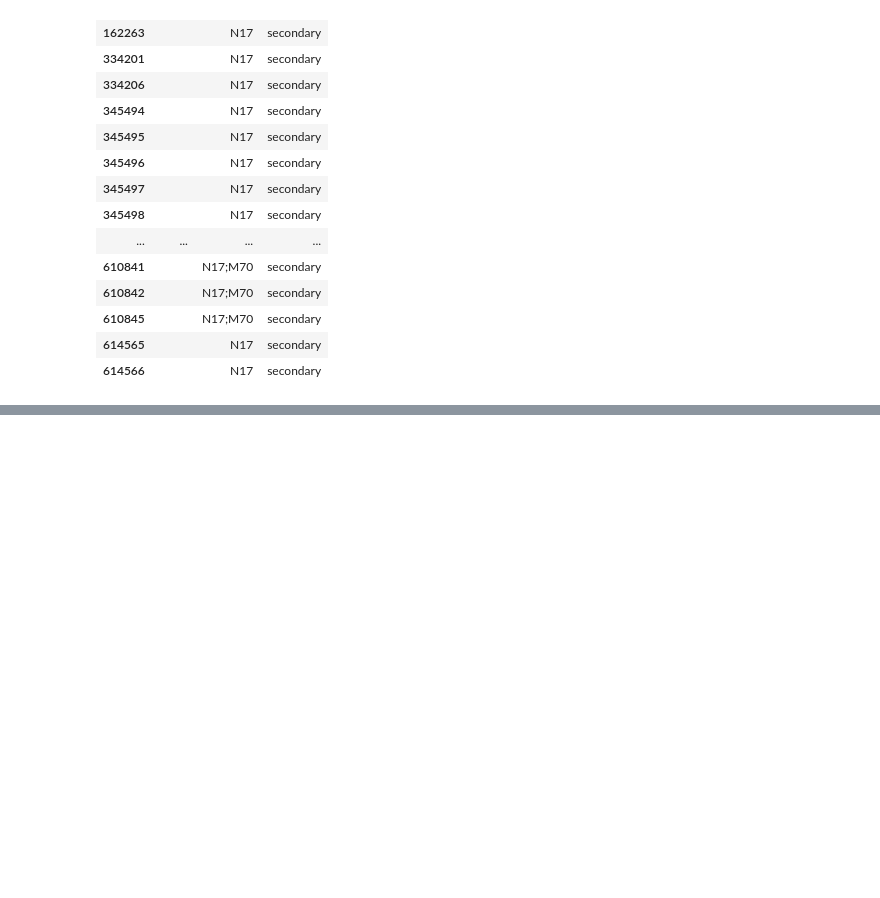
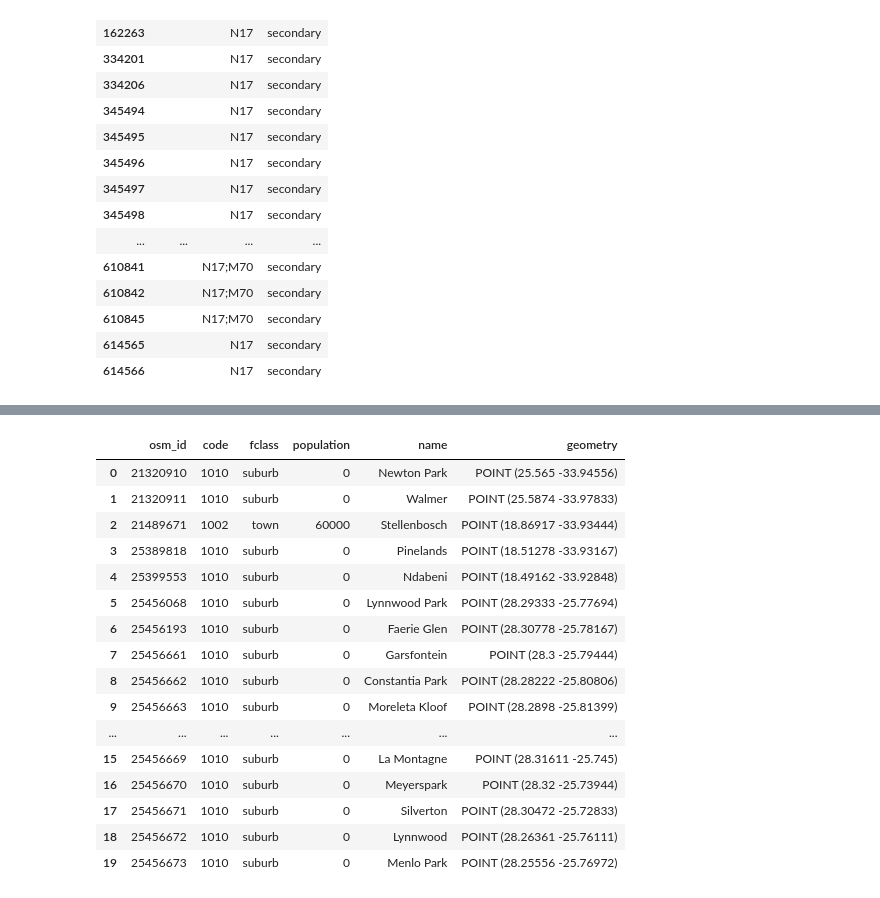
Before and after one commit to pshuping88-netizen/data-science-sandbox, a Jupyter notebook: Projects/SA National Road Data Platform/notebooks/01_geofabrik_evaluation.ipynb, the cells around one changed output, grey strips where cells are left out. Saved outputs shown, nothing was run; the diff lists cells and outputs as text; code cells hidden in the pictures; blank space fills up the shorter version.

```diff
--- a/Projects/SA National Road Data Platform/notebooks/01_geofabrik_evaluation.ipynb
+++ b/Projects/SA National Road Data Platform/notebooks/01_geofabrik_evaluation.ipynb
@@ -300,0 +356,23 @@ national[national["fclass"] == "secondary"][["name", "ref", "fclass"]]
+# %%
+#Layer 2 (Places)
+places = gpd.read_file(ROAD_NETWORK,layer="gis_osm_places_free")
+
+places.head(20)
+# %% [output]
+|  | osm_id | code | fclass | population | name | geometry |
+| 0 | 21320910 | 1010 | suburb | 0 | Newton Park | POINT (25.565 -33.94556) |
+| 1 | 21320911 | 1010 | suburb | 0 | Walmer | POINT (25.5874 -33.97833) |
+| 2 | 21489671 | 1002 | town | 60000 | Stellenbosch | POINT (18.86917 -33.93444) |
+| 3 | 25389818 | 1010 | suburb | 0 | Pinelands | POINT (18.51278 -33.93167) |
+| 4 | 25399553 | 1010 | suburb | 0 | Ndabeni | POINT (18.49162 -33.92848) |
+| 5 | 25456068 | 1010 | suburb | 0 | Lynnwood Park | POINT (28.29333 -25.77694) |
+| 6 | 25456193 | 1010 | suburb | 0 | Faerie Glen | POINT (28.30778 -25.78167) |
+| 7 | 25456661 | 1010 | suburb | 0 | Garsfontein | POINT (28.3 -25.79444) |
+| 8 | 25456662 | 1010 | suburb | 0 | Constantia Park | POINT (28.28222 -25.80806) |
+| 9 | 25456663 | 1010 | suburb | 0 | Moreleta Kloof | POINT (28.2898 -25.81399) |
+| ... | ... | ... | ... | ... | ... | ... |
+| 15 | 25456669 | 1010 | suburb | 0 | La Montagne | POINT (28.31611 -25.745) |
+| 16 | 25456670 | 1010 | suburb | 0 | Meyerspark | POINT (28.32 -25.73944) |
+| 17 | 25456671 | 1010 | suburb | 0 | Silverton | POINT (28.30472 -25.72833) |
+| 18 | 25456672 | 1010 | suburb | 0 | Lynnwood | POINT (28.26361 -25.76111) |
+| 19 | 25456673 | 1010 | suburb | 0 | Menlo Park | POINT (28.25556 -25.76972) |
```
Also changed, not shown: parts of 28 cells of this notebook, 1 other file.
